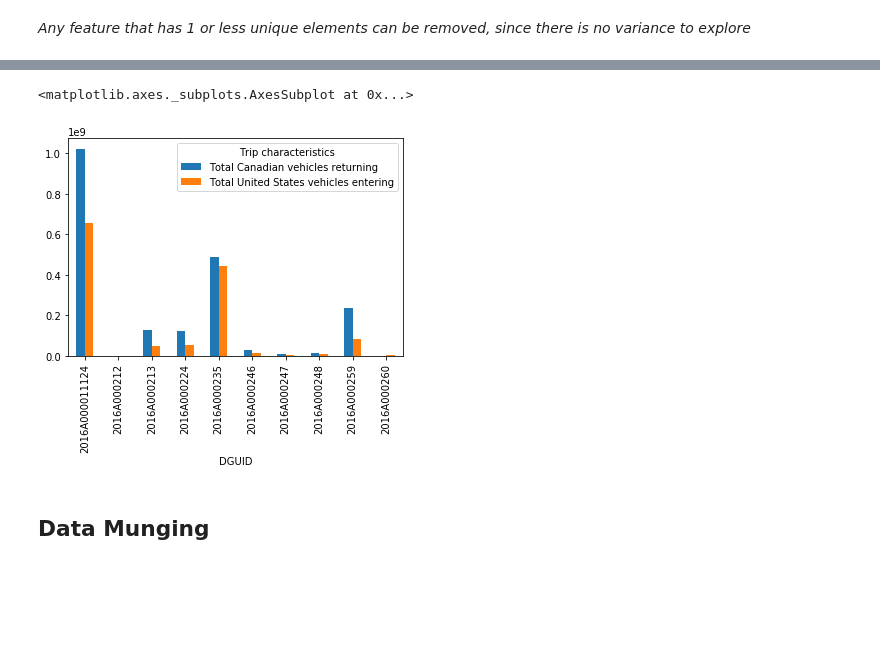
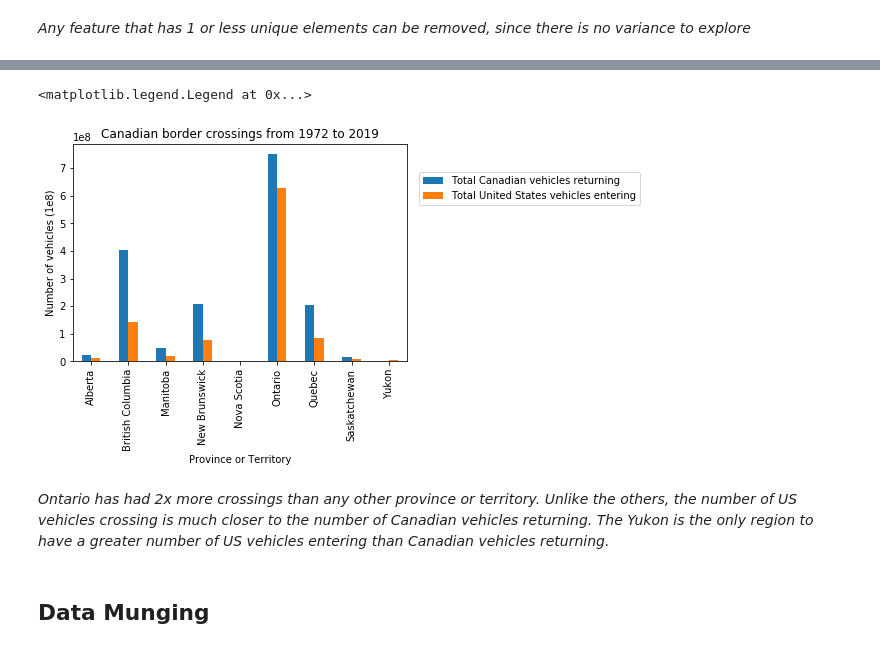
Before and after one commit to AMacumber/Canada_US_BorderCrossings, a Jupyter notebook: Main_BorderCrossing.ipynb, the cells around one changed output, grey strips where cells are left out. Drawn from its saved outputs; the diff is of its cells as text; code cells hidden in the pictures; blank space fills up the shorter version.

Commit message:
First illustration complete; Crossings by citizenship by Province; Next check NaNs for Values column

```diff
--- a/Main_BorderCrossing.ipynb
+++ b/Main_BorderCrossing.ipynb
@@ -91,13 +102,19 @@ Name: VALUE, dtype: float64
 # %%
 # Bar chart of crossings by Province/Territory
 
+# Let's remove the total Canadian crossings for every year
+border_df_005 = border_df_004[border_df_004['Region'] != 'Canada']
 
 # source code for .unstack() : https://stackoverflow.com/questions/48238305/bar-plot-with-groupby
-border_df_003.groupby(['DGUID','Trip characteristics'])['VALUE'].sum().unstack().plot(kind = 'bar')
+# we group the data by Province/Territory and then by citizenship and return the sum of value
+border_df_005.groupby(['Region','Trip characteristics'])['VALUE'].sum().unstack().plot(kind = 'bar')
 
-#plt.title(' ... ')
-#plt.ylabel('...')
-#plt.xlabel('...')
+plt.title('Canadian border crossings from 1972 to 2019')
+plt.ylabel('Number of vehicles (1e8)')
+plt.xlabel('Province or Territory')
+
+plt.legend(bbox_to_anchor=(1.45, 0.8),
+           bbox_transform=plt.gcf().transFigure)
 # %% [output]
-<matplotlib.axes._subplots.AxesSubplot at 0x...>
+<matplotlib.legend.Legend at 0x...>
-[figure, old version]
+[figure, new version]
@@ -135,3 +121,5 @@ plt.show()
+# %% [markdown]
+*Ontario has had 2x more crossings than any other province or territory. Unlike the others, the number of US vehicles crossing is much closer to the number of Canadian vehicles returning. The Yukon is the only region to have a greater number of US vehicles entering than Canadian vehicles returning.*
 # %% [markdown]
 ## Data Munging
 # %% [markdown]
```
Also changed, not shown: parts of 14 cells of this notebook.
